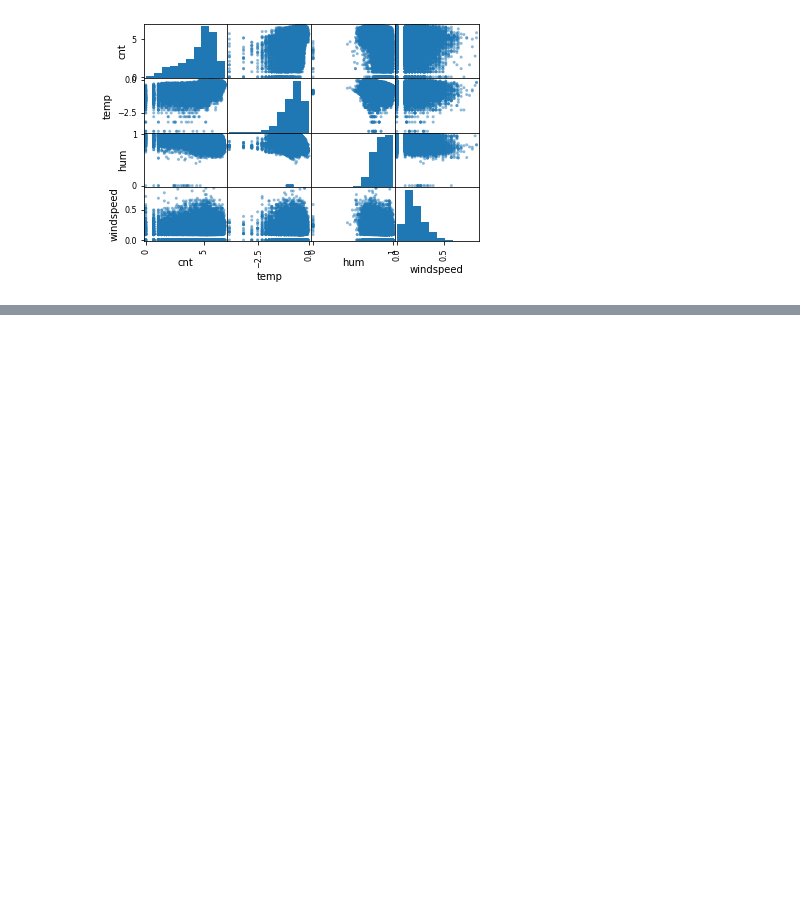
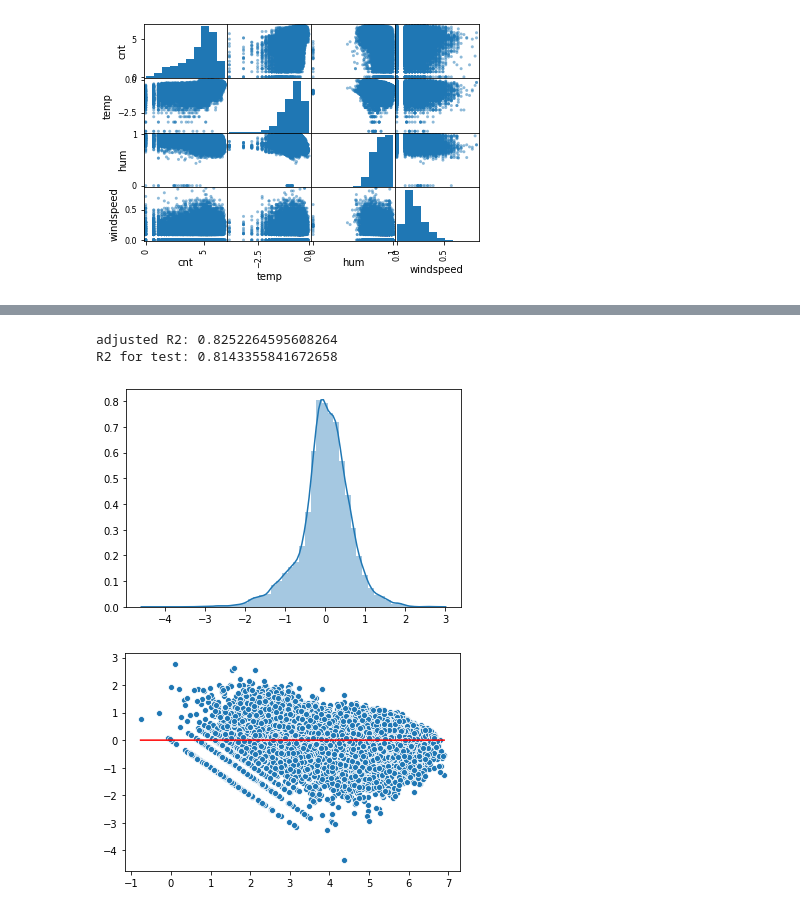
Before and after one commit to mzhou356/bike-sharing-regression, a Jupyter notebook: DC_Bike_Sharing_Mod4_Project.ipynb, the cells around one changed output, grey strips where cells are left out. Saved outputs shown, nothing was run; the diff lists cells and outputs as text; code cells hidden in the pictures; blank space fills up the shorter version.

Commit message:
Finish summarizing linear regression

```diff
--- a/DC_Bike_Sharing_Mod4_Project.ipynb
+++ b/DC_Bike_Sharing_Mod4_Project.ipynb
@@ -83,0 +86,8 @@ Index(['temp', 'hum', 'windspeed', 'cnt', 'season_spring', 'season_summer',
+# %%
+# intialize bikes_df class
+bikes = hf.BikeLinearRegression(bikes_df, 'cnt')
+# Define target and x_cols
+target, x_cols = bikes.target_features()
+# split data into train and test, 20% test, 80% train
+X_train, X_test, y_train, y_test = train_test_split(
+    x_cols, target, test_size=0.2, random_state=42)
@@ -83,0 +107,16 @@ Index(['temp', 'hum', 'windspeed', 'cnt', 'season_spring', 'season_summer',
+# %%
+# stat1
+results_stats = bikes.stats_models(X_train, y_train)
+print('adjusted R2:', results_stats.rsquared_adj)
+# check for predicted r2
+print('R2 for test:', bikes.stats_pred(X_train, y_train, X_test, y_test))
+# identify most relevant and least relevant features
+top_10_stat1, bottom_5_stat1 = bikes.stats_top_bottom_features(
+    X_train, y_train, 'stats1')
+# check for normality and homoscedasticity
+bikes.normality_homoscedasticity(X_train, y_train)
+# %% [output]
+adjusted R2: 0.8252264595608264
+R2 for test: 0.8143355841672658
+[figure, added]
+[figure, added]
```
Also changed, not shown: parts of 13 cells of this notebook.
